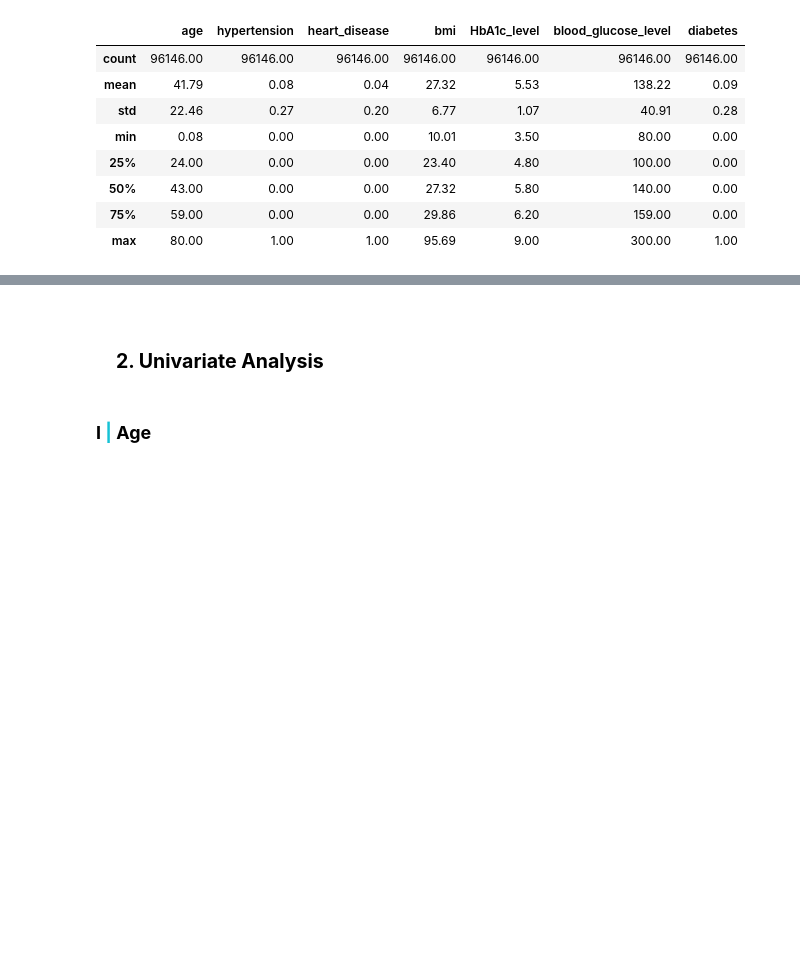
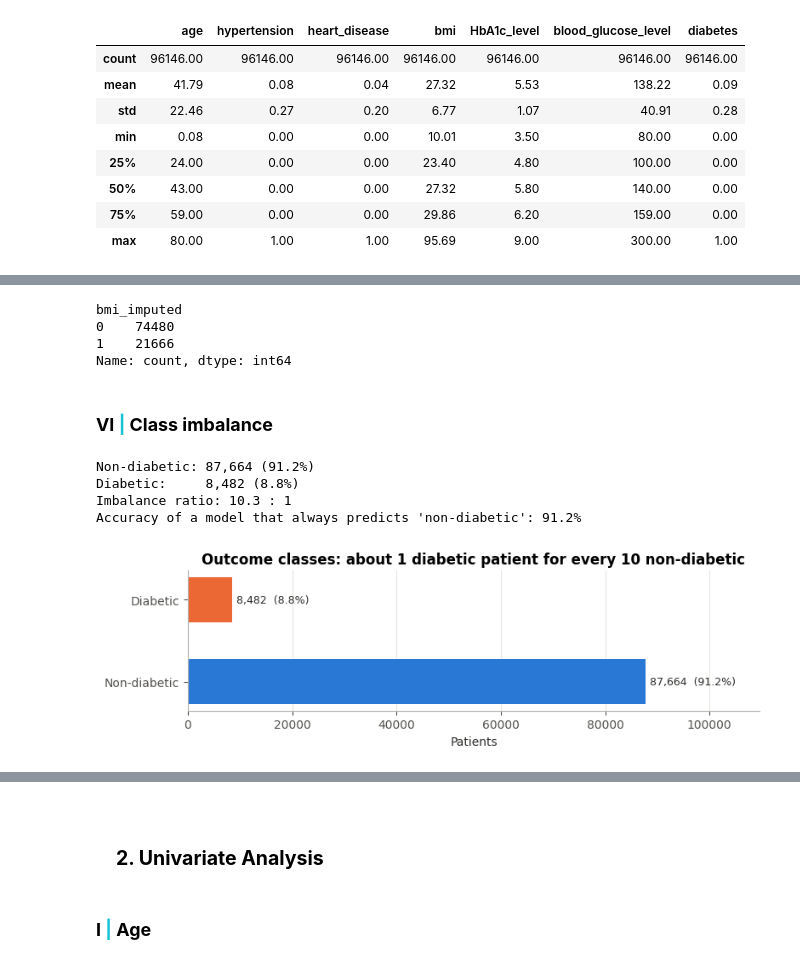
Before and after one commit to Aaminvh/Diabetes-prediction, a Jupyter notebook: Notebook/analysis.ipynb, the cells around one changed output, grey strips where cells are left out. Cells and saved outputs as stored; diff of their text form; code cells hidden in the pictures; blank space fills up the shorter version.

```diff
--- a/Notebook/analysis.ipynb
+++ b/Notebook/analysis.ipynb
@@ -361,0 +505,37 @@ df.describe().style.format("{:.2f}")
+# %%
+# Missing-value indicator for the imputed BMI (1 = BMI was not recorded and was filled with the mean)
+df["bmi_imputed"] = (df["bmi"] == 27.32).astype(int)
+df["bmi_imputed"].value_counts()
+# %% [output]
+bmi_imputed
+0    74480
+1    21666
+Name: count, dtype: int64
+# %% [markdown]
+### <b>VI <span style='color:#16C2D5'>|</span> Class imbalance</b>
+# %%
+class_counts = df["diabetes"].value_counts().sort_index()
+class_pct = df["diabetes"].value_counts(normalize=True).sort_index() * 100
+
+print(f"Non-diabetic: {class_counts[0]:,} ({class_pct[0]:.1f}%)")
+print(f"Diabetic:     {class_counts[1]:,} ({class_pct[1]:.1f}%)")
+print(f"Imbalance ratio: {class_counts[0] / class_counts[1]:.1f} : 1")
+print(f"Accuracy of a model that always predicts 'non-diabetic': {class_pct[0]:.1f}%")
+
+fig, ax = plt.subplots(figsize=(8, 2.6))
+ax.barh([STATUS_LABELS[k] for k in class_counts.index], class_counts.values,
+        color=[NEG_COLOR, POS_COLOR], height=0.55)
+for i, (n, p) in enumerate(zip(class_counts.values, class_pct.values)):
+    ax.text(n + 800, i, f"{n:,}  ({p:.1f}%)", va="center", fontsize=9, color="#2b2b29")
+ax.set_xlim(0, class_counts.max() * 1.25)
+ax.set_xlabel("Patients")
+ax.set_title("Outcome classes: about 1 diabetic patient for every 10 non-diabetic")
+ax.grid(axis="y", visible=False)
+plt.tight_layout()
+plt.show()
+# %% [output]
+Non-diabetic: 87,664 (91.2%)
+Diabetic:     8,482 (8.8%)
+Imbalance ratio: 10.3 : 1
+Accuracy of a model that always predicts 'non-diabetic': 91.2%
+[figure, added]
```
Also changed, not shown: parts of 50 cells of this notebook.
